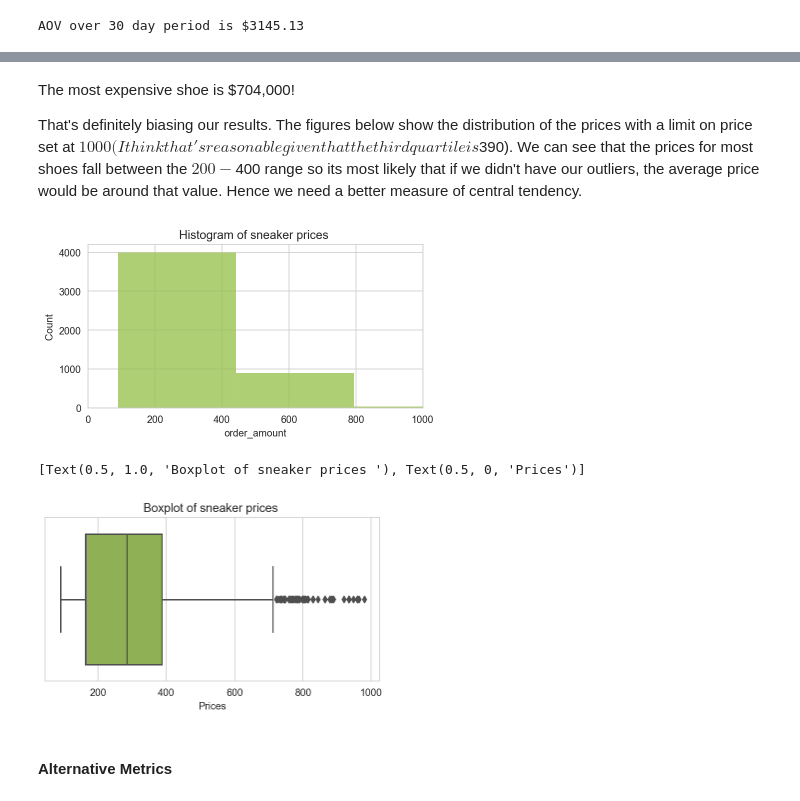
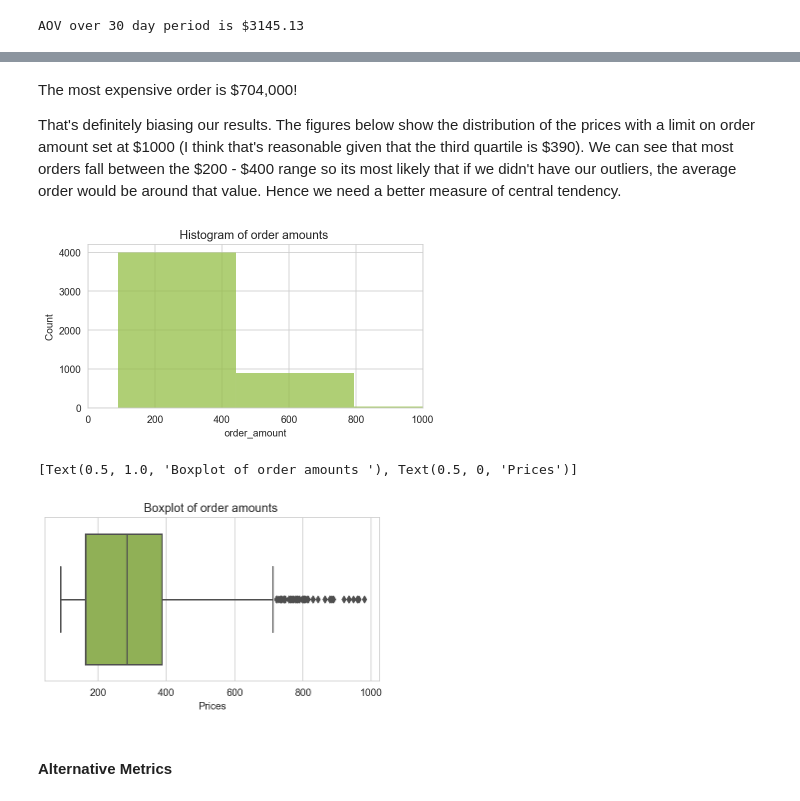
Before and after one commit to sarwaridas/Shopify_Technical_Challenge_Submission, a Jupyter notebook: 01_q1_analysis/10_analysis.ipynb, the cells around one changed output, grey strips where cells are left out. Drawn from its saved outputs; the diff is of its cells as text; code cells hidden in the pictures.

```diff
--- a/01_q1_analysis/10_analysis.ipynb
+++ b/01_q1_analysis/10_analysis.ipynb
@@ -66,27 +89,27 @@ Name: order_amount, dtype: float64
 # %% [markdown]
-The most expensive shoe is $704,000!
+The most expensive order is $704,000!
 
-That's definitely biasing our results. The figures below show the distribution of the prices with a limit on price set at $1000 (I think that's reasonable given that the third quartile is $390). We can see that the prices for most shoes fall between the $200 - $400 range so its most likely that if we didn't have our outliers, the average price would be around that value. Hence we need a better measure of central tendency.
+That's definitely biasing our results. The figures below show the distribution of the prices with a limit on order amount set at \$1000 (I think that's reasonable given that the third quartile is \$390). We can see that most orders fall between the \$200 - \$400 range so its most likely that if we didn't have our outliers, the average order would be around that value. Hence we need a better measure of central tendency.
 # %%
 import seaborn as sns
 import matplotlib.pyplot as plt
 %matplotlib inline
 %config InlineBackend.figure_format = 'retina'
 
 #Plotting histogram of prices
 sns.set_style("whitegrid")
 sns.set_context({"figure.figsize": (6, 3)})
 hist=sns.histplot(df['order_amount'],bins=2000,color='#95BF47') #Shopify colors!
-hist.set( xlim= (0,1000),title = "Histogram of sneaker prices ", ylabel = "Count")
+hist.set( xlim= (0,1000),title = "Histogram of order amounts ", ylabel = "Count")
 print("")
 # %% [output]
-[figure, old version]
+[figure, new version]
 # %%
 bx = sns.boxplot(x=df.loc[df["order_amount"] <= 1000]["order_amount"], color="#95BF47")
-bx.set(title="Boxplot of sneaker prices ", xlabel="Prices")
+bx.set(title="Boxplot of order amounts ", xlabel="Prices")
 # %% [output]
-[Text(0.5, 1.0, 'Boxplot of sneaker prices '), Text(0.5, 0, 'Prices')]
+[Text(0.5, 1.0, 'Boxplot of order amounts '), Text(0.5, 0, 'Prices')]
-[figure, old version]
+[figure, new version]
 # %% [markdown]
 #### Alternative Metrics
 # %% [markdown]
```
Also changed, not shown: parts of 8 cells of this notebook, 4 other files.
